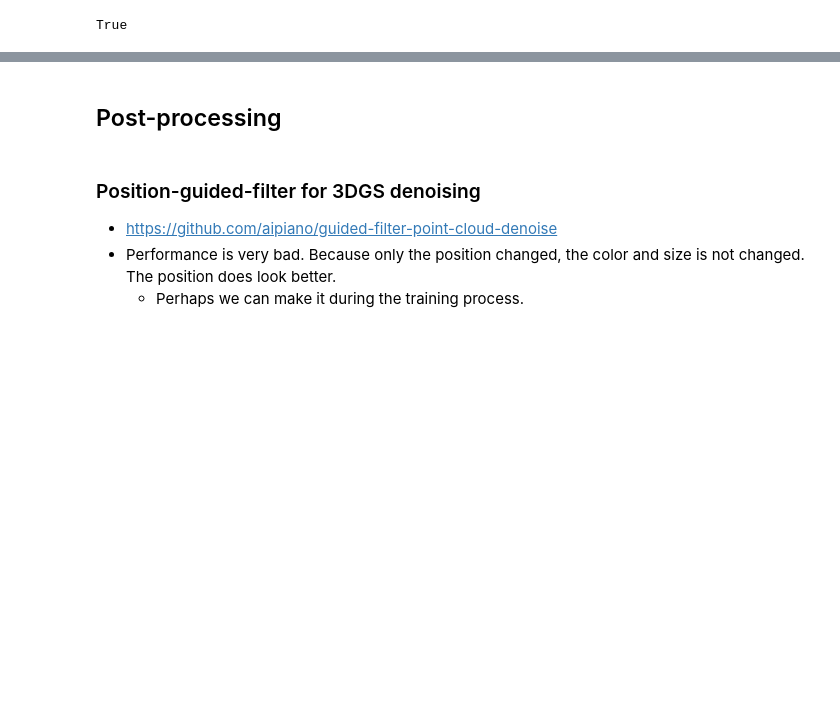
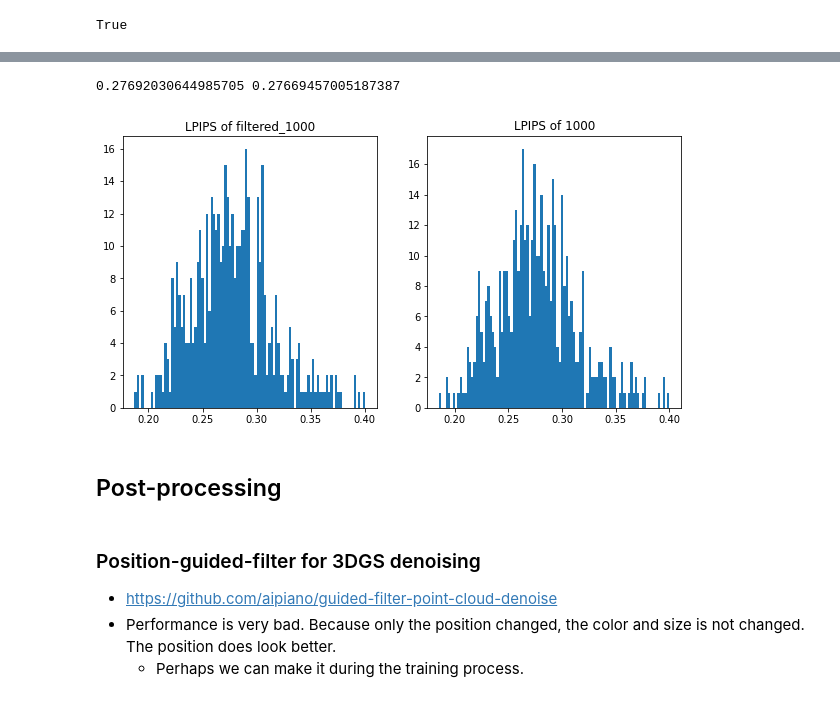
Before and after one commit to Shiyuang-scu/gaussian-splatting, a Jupyter notebook: script.ipynb, the cells around one changed output, grey strips where cells are left out. Saved outputs shown, nothing was run; the diff lists cells and outputs as text; code cells hidden in the pictures; blank space fills up the shorter version.

```diff
--- a/script.ipynb
+++ b/script.ipynb
@@ -468,0 +541,11 @@ True
+# %%
+size_quality_dict_100 = {}
+input_dir = f"{root}/subset_filter_1000/per_view.json"
+results = json.load(open(input_dir))
+# read the SSIM, PSNR, LPIPS from the results
+for key in results.keys():
+    for metric in results[key].keys():
+        size_quality_dict_100[metric] = []
+        for png in results[key][metric].keys():
+            eva_value = results[key][metric][png]
+            size_quality_dict_100[metric].append(eva_value)
@@ -469,3 +557,21 @@ True
+# %%
+# distribution of size_quality_dict_100['SSIM'] and size_quality_dict[1000]['SSIM']
+metric = "LPIPS"
+fig, axs = plt.subplots(1, 2, figsize=(10, 5))
+axs[0].hist(size_quality_dict_100[metric], bins=100)
+axs[0].set_title(f'{metric} of filtered_1000')
+# axs[0].set_xlim(0.6, 1)
+# axs[0].set_ylim(0, 40)
+
+axs[1].hist(size_quality_dict[1000][metric], bins=100)
+axs[1].set_title(f'{metric} of 1000')
+# axs[1].set_xlim(0.6, 1)
+# axs[1].set_ylim(0, 40)
+
+print(np.mean(size_quality_dict_100[metric]), np.mean(size_quality_dict[1000][metric]))
+# %% [output]
+0.27692030644985705 0.27669457005187387
+[figure, added]
 # %% [markdown]
 ## Post-processing
 # %% [markdown]
```
Also changed, not shown: parts of 25 cells of this notebook, 1 other file.
